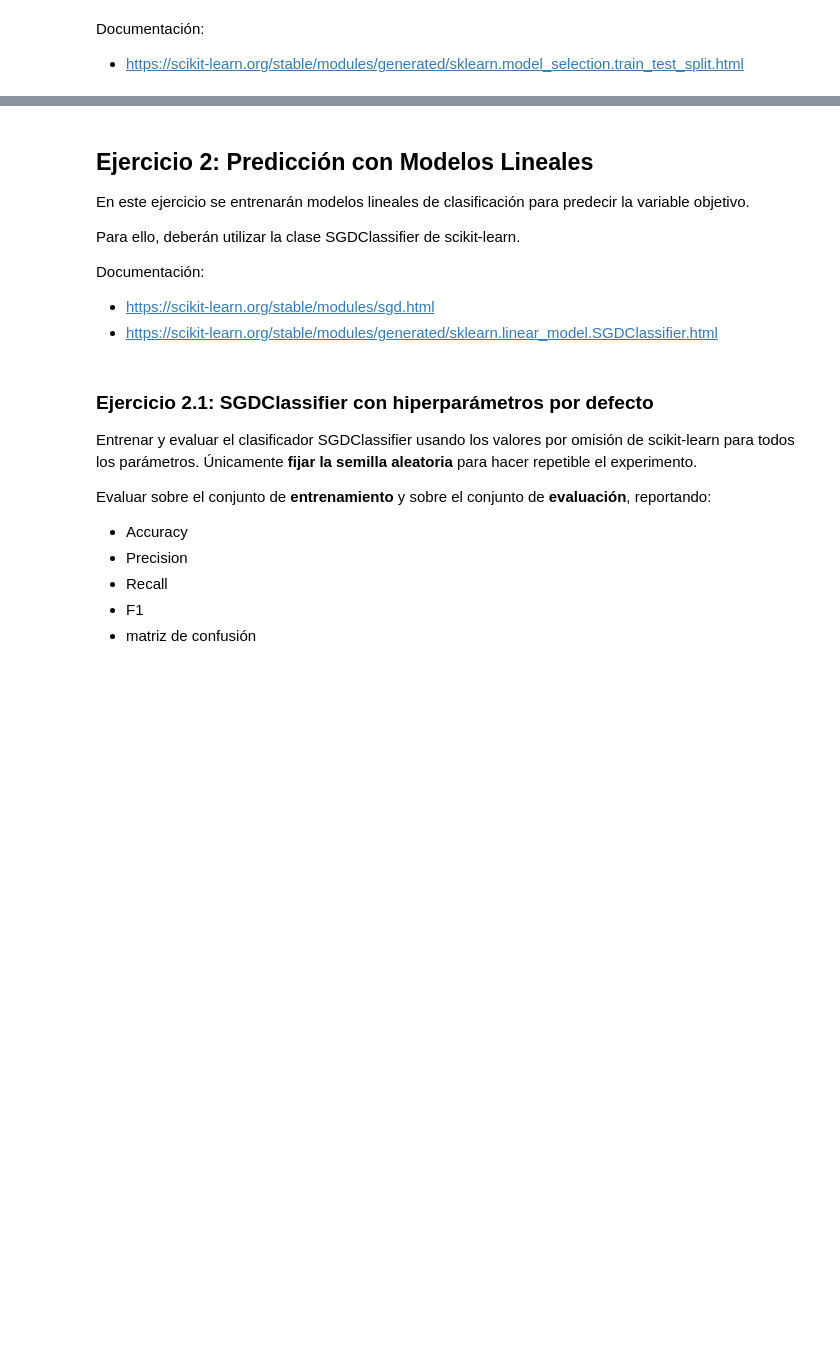
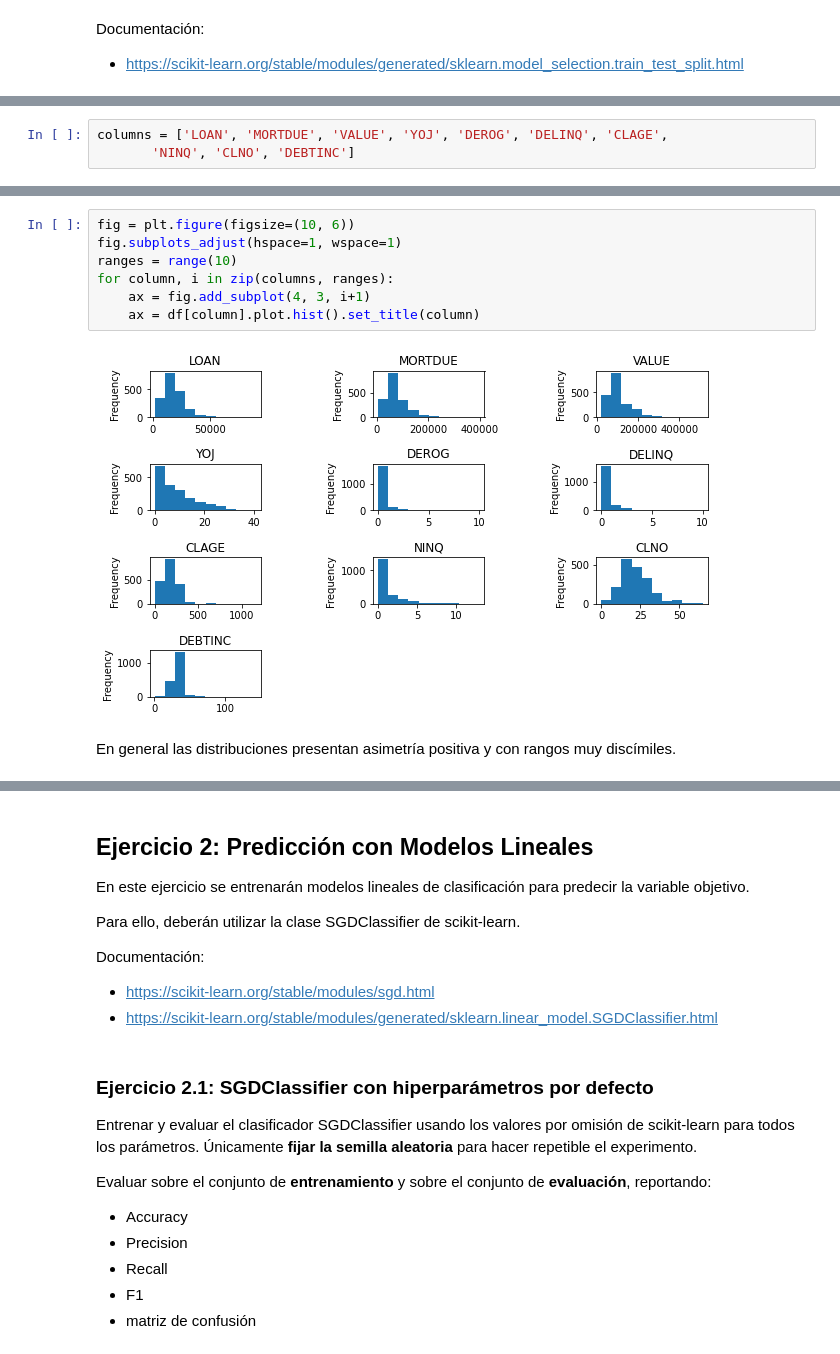
Before and after one commit to nicocarrion1/IntroduccionAprendizajeAutomatico, a Jupyter notebook: Trabajo-Practico-2 Parte.ipynb, the cells around one changed output, grey strips where cells are left out. Cells and saved outputs as stored; diff of their text form; blank space fills up the shorter version.

```diff
--- a/Trabajo-Practico-2 Parte.ipynb
+++ b/Trabajo-Practico-2 Parte.ipynb
@@ -68,0 +108,3 @@ dataset.iloc[:, 1:]
+# %%
+columns = ['LOAN', 'MORTDUE', 'VALUE', 'YOJ', 'DEROG', 'DELINQ', 'CLAGE',
+       'NINQ', 'CLNO', 'DEBTINC']
@@ -68,0 +120,11 @@ dataset.iloc[:, 1:]
+# %%
+fig = plt.figure(figsize=(10, 6))
+fig.subplots_adjust(hspace=1, wspace=1)
+ranges = range(10)
+for column, i in zip(columns, ranges):
+    ax = fig.add_subplot(4, 3, i+1)
+    ax = df[column].plot.hist().set_title(column)
+# %% [output]
+[figure, added]
+# %% [markdown]
+En general las distribuciones presentan asimetría positiva y con rangos muy discímiles.
```
Also changed, not shown: parts of 42 cells of this notebook.
